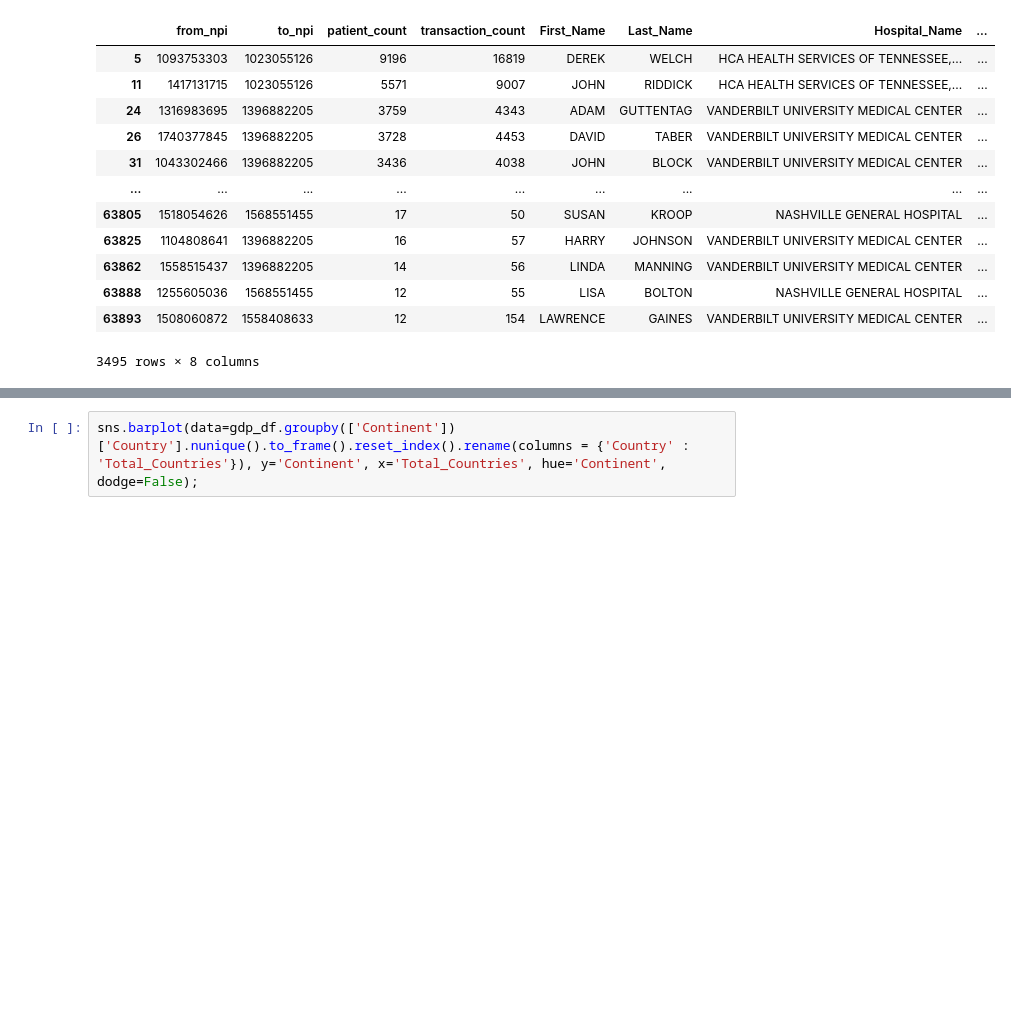
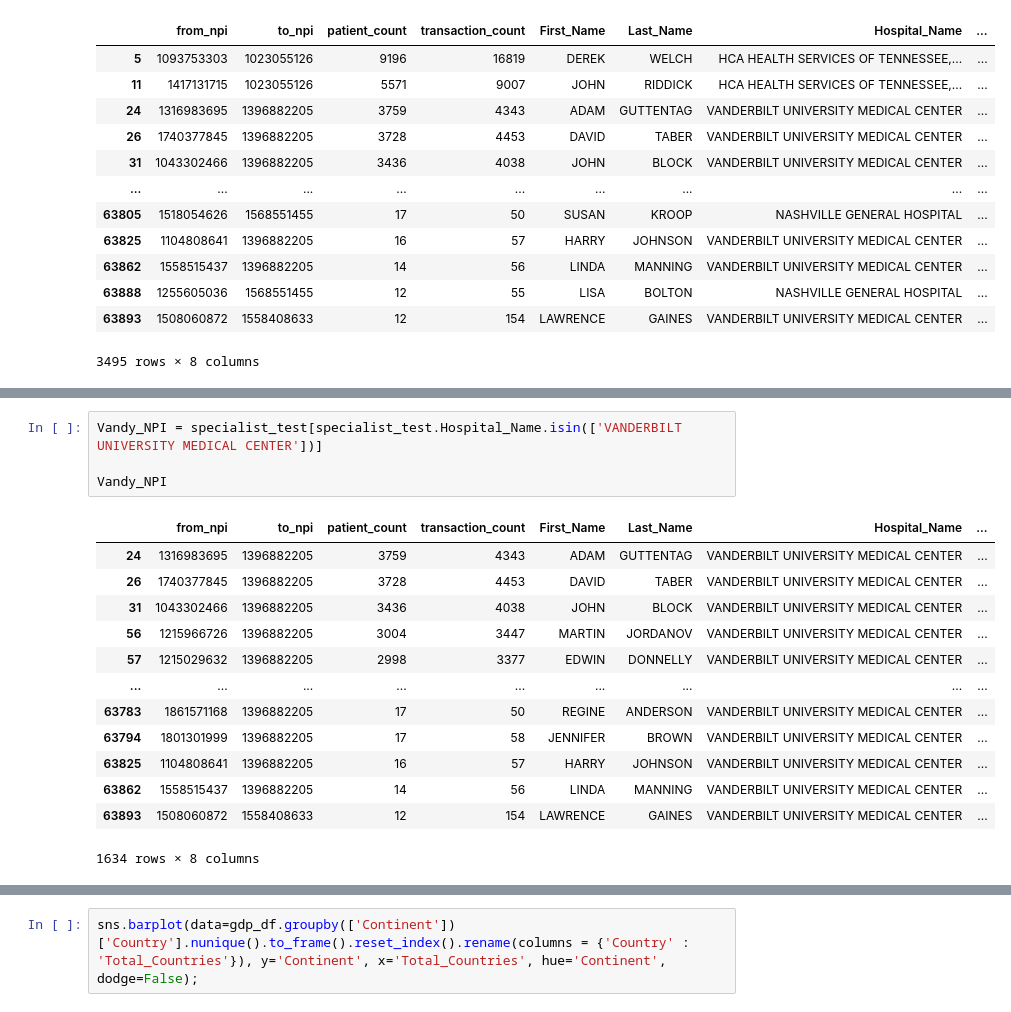
Before and after one commit to nss-data-science-cohort-6/hop_team-double-eagle-ii, a Jupyter notebook: Analysis -- v1.ipynb, the cells around one changed output, grey strips where cells are left out. Cells and saved outputs as stored; diff of their text form; blank space fills up the shorter version.

```diff
--- a/Analysis -- v1.ipynb
+++ b/Analysis -- v1.ipynb
@@ -243,0 +253,18 @@ Nash_NPI
+# %%
+Vandy_NPI = specialist_test[specialist_test.Hospital_Name.isin(['VANDERBILT UNIVERSITY MEDICAL CENTER'])]
+
+Vandy_NPI
+# %% [output]
+|  | from_npi | to_npi | patient_count | transaction_count | First_Name | Last_Name | Hospital_Name | ... |
+| 24 | 1316983695 | 1396882205 | 3759 | 4343 | ADAM | GUTTENTAG | VANDERBILT UNIVERSITY MEDICAL CENTER | ... |
+| 26 | 1740377845 | 1396882205 | 3728 | 4453 | DAVID | TABER | VANDERBILT UNIVERSITY MEDICAL CENTER | ... |
+| 31 | 1043302466 | 1396882205 | 3436 | 4038 | JOHN | BLOCK | VANDERBILT UNIVERSITY MEDICAL CENTER | ... |
+| 56 | 1215966726 | 1396882205 | 3004 | 3447 | MARTIN | JORDANOV | VANDERBILT UNIVERSITY MEDICAL CENTER | ... |
+| 57 | 1215029632 | 1396882205 | 2998 | 3377 | EDWIN | DONNELLY | VANDERBILT UNIVERSITY MEDICAL CENTER | ... |
+| ... | ... | ... | ... | ... | ... | ... | ... | ... |
+| 63783 | 1861571168 | 1396882205 | 17 | 50 | REGINE | ANDERSON | VANDERBILT UNIVERSITY MEDICAL CENTER | ... |
+| 63794 | 1801301999 | 1396882205 | 17 | 58 | JENNIFER | BROWN | VANDERBILT UNIVERSITY MEDICAL CENTER | ... |
+| 63825 | 1104808641 | 1396882205 | 16 | 57 | HARRY | JOHNSON | VANDERBILT UNIVERSITY MEDICAL CENTER | ... |
+| 63862 | 1558515437 | 1396882205 | 14 | 56 | LINDA | MANNING | VANDERBILT UNIVERSITY MEDICAL CENTER | ... |
+| 63893 | 1508060872 | 1558408633 | 12 | 154 | LAWRENCE | GAINES | VANDERBILT UNIVERSITY MEDICAL CENTER | ... |
+1634 rows × 8 columns
```
Also changed, not shown: parts of 9 cells of this notebook.
